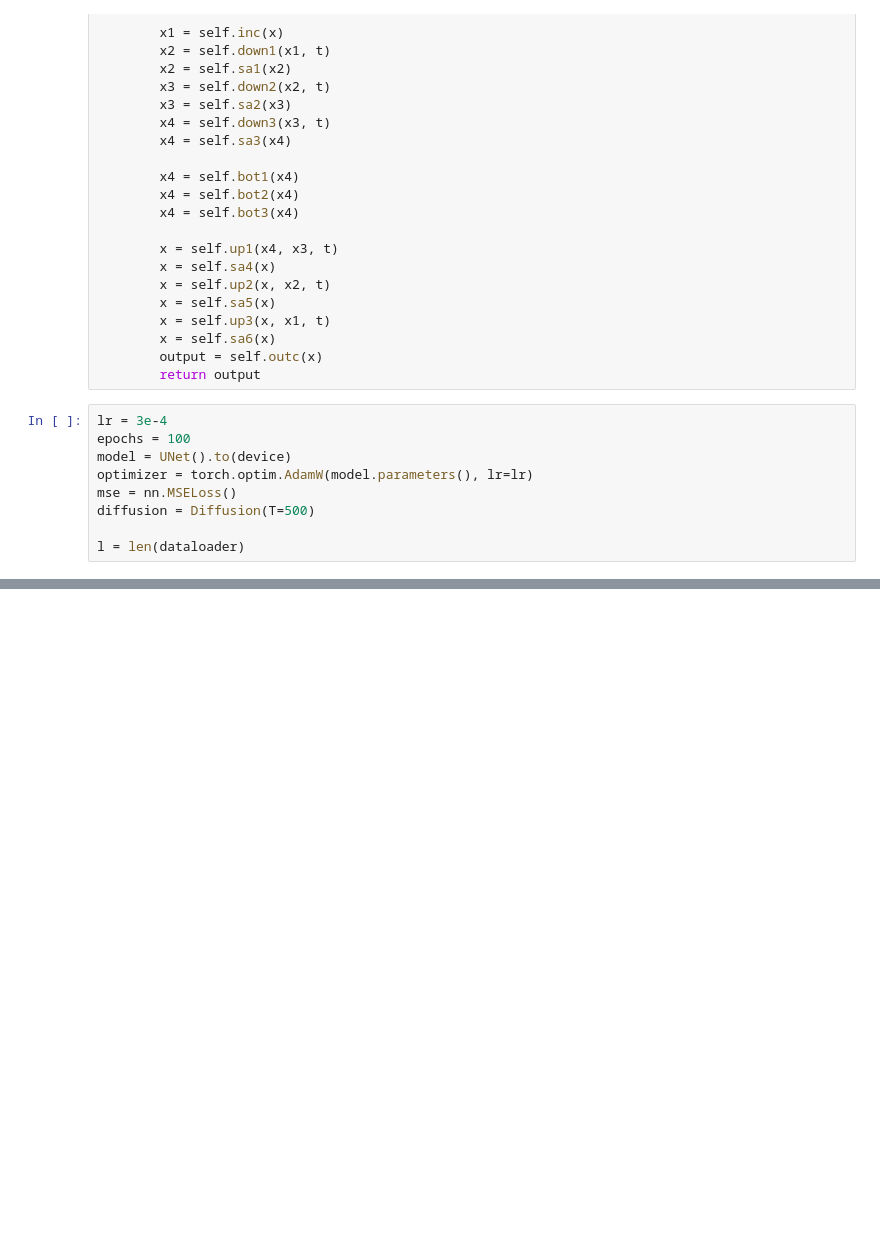
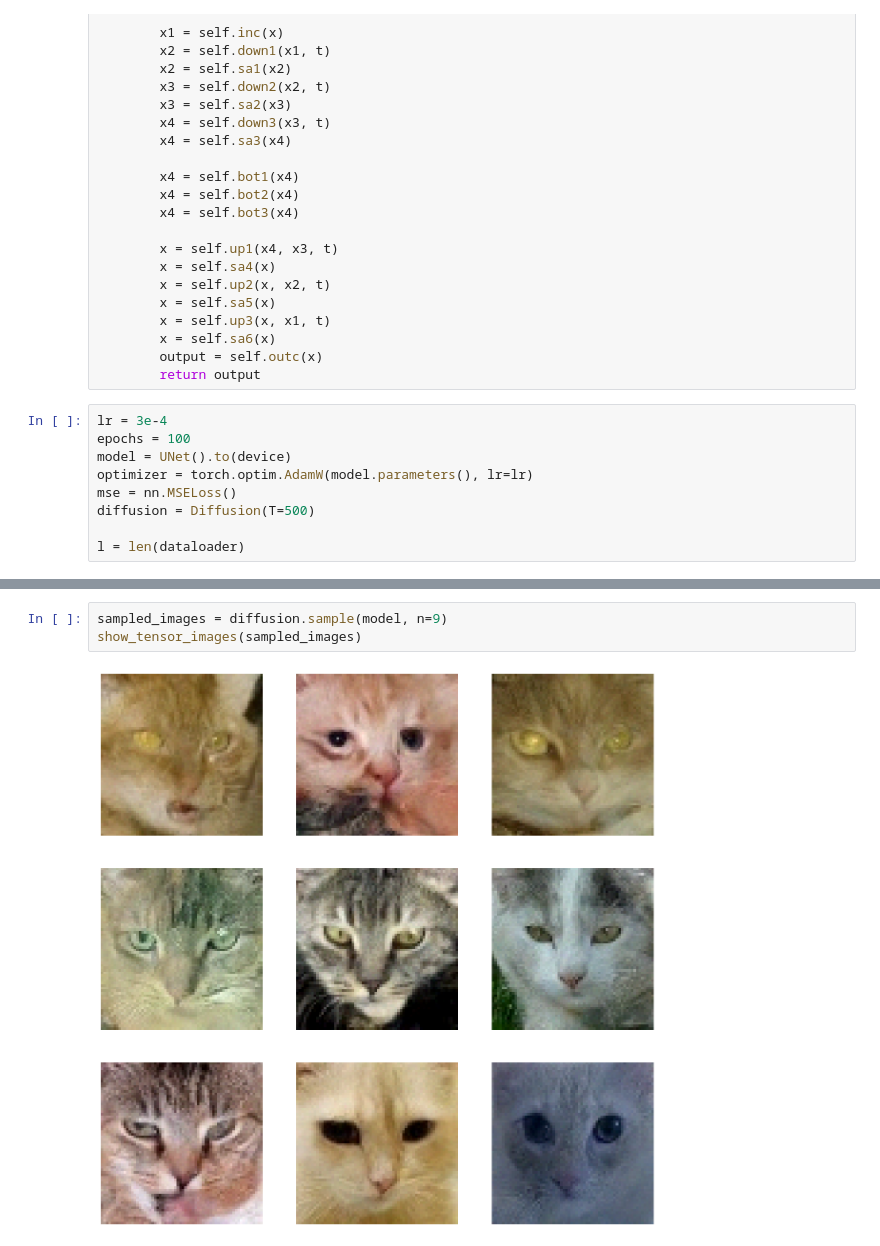
Before and after one commit to Medokins/Generative-Modeling, a Jupyter notebook: LatentDiffiusion/main.ipynb, the cells around one changed output, grey strips where cells are left out. Cells and saved outputs as stored; diff of their text form; blank space fills up the shorter version.

```diff
--- a/LatentDiffiusion/main.ipynb
+++ b/LatentDiffiusion/main.ipynb
@@ -355 +363,6 @@ for epoch in range(epochs):
 ... (8 outputs left out)
+# %%
+sampled_images = diffusion.sample(model, n=9)
+show_tensor_images(sampled_images)
+# %% [output]
+[figure, added]
```
Also changed, not shown: parts of 3 cells of this notebook.
